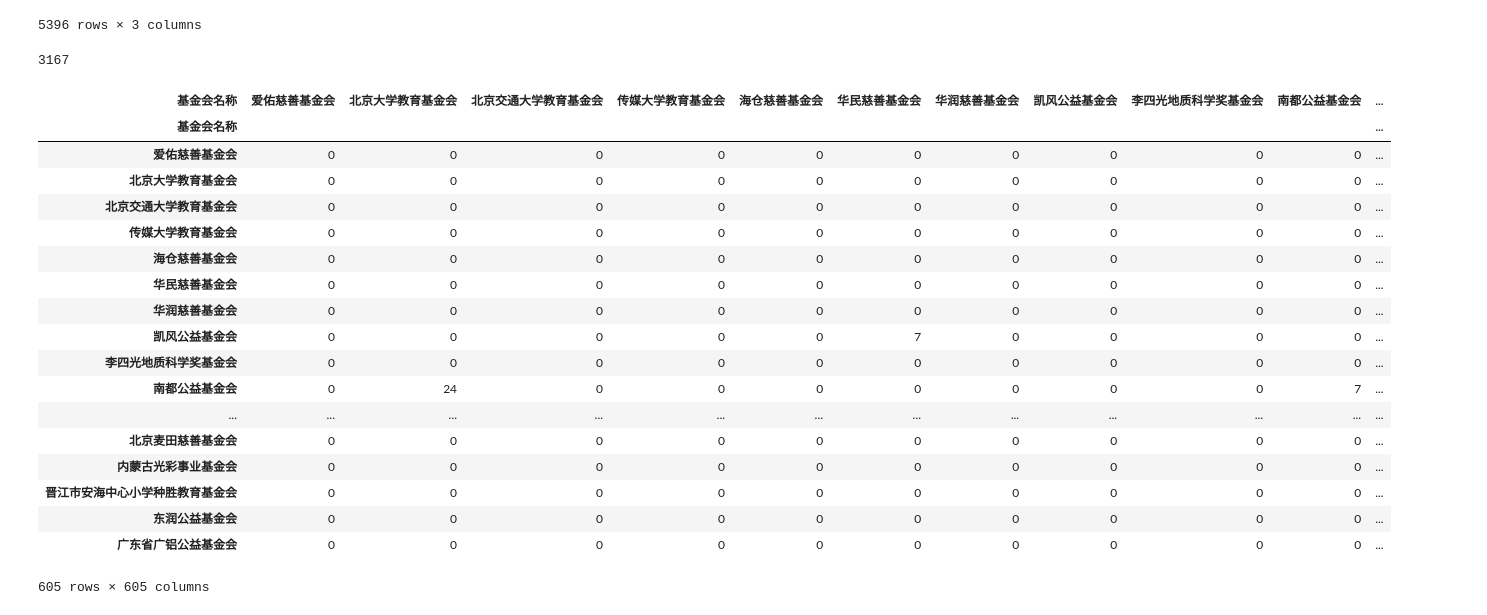
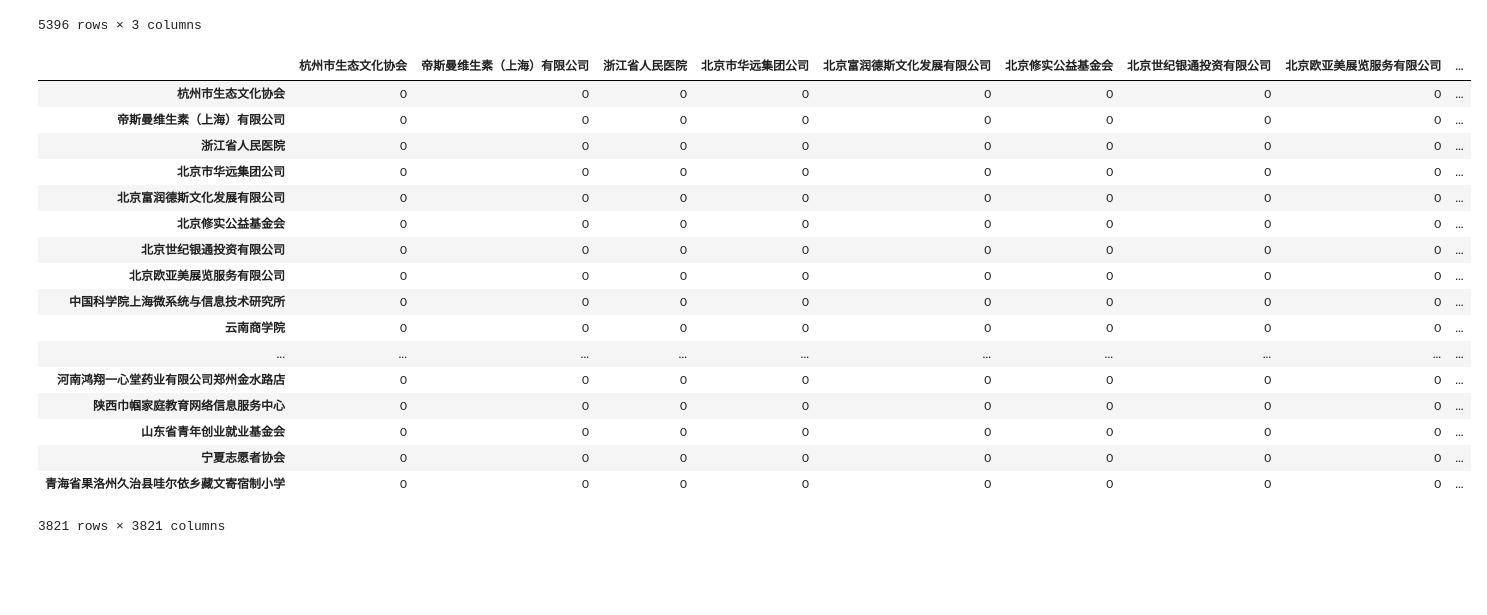
Before and after one commit to khuangaf/soicalHack, a Jupyter notebook: data_preprocess.ipynb, the cells around one changed output. Cells and saved outputs as stored; diff of their text form; code cells hidden in the pictures; blank space fills up the shorter version.

```diff
--- a/data_preprocess.ipynb
+++ b/data_preprocess.ipynb
@@ -96,3 +120,6 @@ project_df
+# %%
+# collect all organizations
+all_organizations = list(set(list(set(invest_df.loc[:,'受助单位名称'].unique())) + list(set(project_df.loc[:,'基金会名称'])) +list(set(df.loc[:,'基金会名称']))))
 # %%
 fieldSet = set()
 def create_field_set(row):
@@ -293,42 +295,40 @@ bi_invest_df
 | 5525 | 上海民生现代美术馆 | 99587 | 上海民生艺术基金会 |
 | 5526 | 上海民生现代美术馆 | 119824 | 上海民生艺术基金会 |
 5396 rows × 3 columns
+# %%
+# record the investment history
+
+investedDf = pd.DataFrame(columns = all_organizations, index=all_organizations).fillna(0)
+investedDf
+# %% [output]
+|  | 杭州市生态文化协会 | 帝斯曼维生素（上海）有限公司 | 浙江省人民医院 | 北京市华远集团公司 | 北京富润德斯文化发展有限公司 | 北京修实公益基金会 | 北京世纪银通投资有限公司 | 北京欧亚美展览服务有限公司 | ... |
+| 杭州市生态文化协会 | 0 | 0 | 0 | 0 | 0 | 0 | 0 | 0 | ... |
+| 帝斯曼维生素（上海）有限公司 | 0 | 0 | 0 | 0 | 0 | 0 | 0 | 0 | ... |
+| 浙江省人民医院 | 0 | 0 | 0 | 0 | 0 | 0 | 0 | 0 | ... |
+| 北京市华远集团公司 | 0 | 0 | 0 | 0 | 0 | 0 | 0 | 0 | ... |
+| 北京富润德斯文化发展有限公司 | 0 | 0 | 0 | 0 | 0 | 0 | 0 | 0 | ... |
+| 北京修实公益基金会 | 0 | 0 | 0 | 0 | 0 | 0 | 0 | 0 | ... |
+| 北京世纪银通投资有限公司 | 0 | 0 | 0 | 0 | 0 | 0 | 0 | 0 | ... |
+| 北京欧亚美展览服务有限公司 | 0 | 0 | 0 | 0 | 0 | 0 | 0 | 0 | ... |
+| 中国科学院上海微系统与信息技术研究所 | 0 | 0 | 0 | 0 | 0 | 0 | 0 | 0 | ... |
+| 云南商学院 | 0 | 0 | 0 | 0 | 0 | 0 | 0 | 0 | ... |
+| ... | ... | ... | ... | ... | ... | ... | ... | ... | ... |
+| 河南鸿翔一心堂药业有限公司郑州金水路店 | 0 | 0 | 0 | 0 | 0 | 0 | 0 | 0 | ... |
+| 陕西巾帼家庭教育网络信息服务中心 | 0 | 0 | 0 | 0 | 0 | 0 | 0 | 0 | ... |
+| 山东省青年创业就业基金会 | 0 | 0 | 0 | 0 | 0 | 0 | 0 | 0 | ... |
+| 宁夏志愿者协会 | 0 | 0 | 0 | 0 | 0 | 0 | 0 | 0 | ... |
+| 青海省果洛州久治县哇尔依乡藏文寄宿制小学 | 0 | 0 | 0 | 0 | 0 | 0 | 0 | 0 | ... |
+3821 rows × 3821 columns
 # %%
 def count_invest(df):
-    s = set()
     for index, row in bi_invest_df.iterrows():
         helped = row['受助单位名称']
         helping = row['基金会名称']
-        if helped not in df.index :
-            s.add(helped)
-            continue
-        if helping not in df.index:
-            s.add(helping)
+        if helped not in df.index or  helping not in df.index:
+            print help, helping
 
             continue
 
         df.loc[helping, helped] +=1
-    print len(s)
     return df
-count_invest(investedDf)
+investedDf = count_invest(investedDf)
-# %% [output]
-3167
-| 基金会名称 | 爱佑慈善基金会 | 北京大学教育基金会 | 北京交通大学教育基金会 | 传媒大学教育基金会 | 海仓慈善基金会 | 华民慈善基金会 | 华润慈善基金会 | 凯风公益基金会 | 李四光地质科学奖基金会 | 南都公益基金会 | ... |
-| 基金会名称 |  |  |  |  |  |  |  |  |  |  | ... |
-| 爱佑慈善基金会 | 0 | 0 | 0 | 0 | 0 | 0 | 0 | 0 | 0 | 0 | ... |
-| 北京大学教育基金会 | 0 | 0 | 0 | 0 | 0 | 0 | 0 | 0 | 0 | 0 | ... |
-| 北京交通大学教育基金会 | 0 | 0 | 0 | 0 | 0 | 0 | 0 | 0 | 0 | 0 | ... |
-| 传媒大学教育基金会 | 0 | 0 | 0 | 0 | 0 | 0 | 0 | 0 | 0 | 0 | ... |
-| 海仓慈善基金会 | 0 | 0 | 0 | 0 | 0 | 0 | 0 | 0 | 0 | 0 | ... |
-| 华民慈善基金会 | 0 | 0 | 0 | 0 | 0 | 0 | 0 | 0 | 0 | 0 | ... |
-| 华润慈善基金会 | 0 | 0 | 0 | 0 | 0 | 0 | 0 | 0 | 0 | 0 | ... |
-| 凯风公益基金会 | 0 | 0 | 0 | 0 | 0 | 7 | 0 | 0 | 0 | 0 | ... |
-| 李四光地质科学奖基金会 | 0 | 0 | 0 | 0 | 0 | 0 | 0 | 0 | 0 | 0 | ... |
-| 南都公益基金会 | 0 | 24 | 0 | 0 | 0 | 0 | 0 | 0 | 0 | 7 | ... |
-| ... | ... | ... | ... | ... | ... | ... | ... | ... | ... | ... | ... |
-| 北京麦田慈善基金会 | 0 | 0 | 0 | 0 | 0 | 0 | 0 | 0 | 0 | 0 | ... |
-| 内蒙古光彩事业基金会 | 0 | 0 | 0 | 0 | 0 | 0 | 0 | 0 | 0 | 0 | ... |
-| 晋江市安海中心小学种胜教育基金会 | 0 | 0 | 0 | 0 | 0 | 0 | 0 | 0 | 0 | 0 | ... |
-| 东润公益基金会 | 0 | 0 | 0 | 0 | 0 | 0 | 0 | 0 | 0 | 0 | ... |
-| 广东省广铝公益基金会 | 0 | 0 | 0 | 0 | 0 | 0 | 0 | 0 | 0 | 0 | ... |
-605 rows × 605 columns
```
Also changed, not shown: parts of 10 cells of this notebook.
